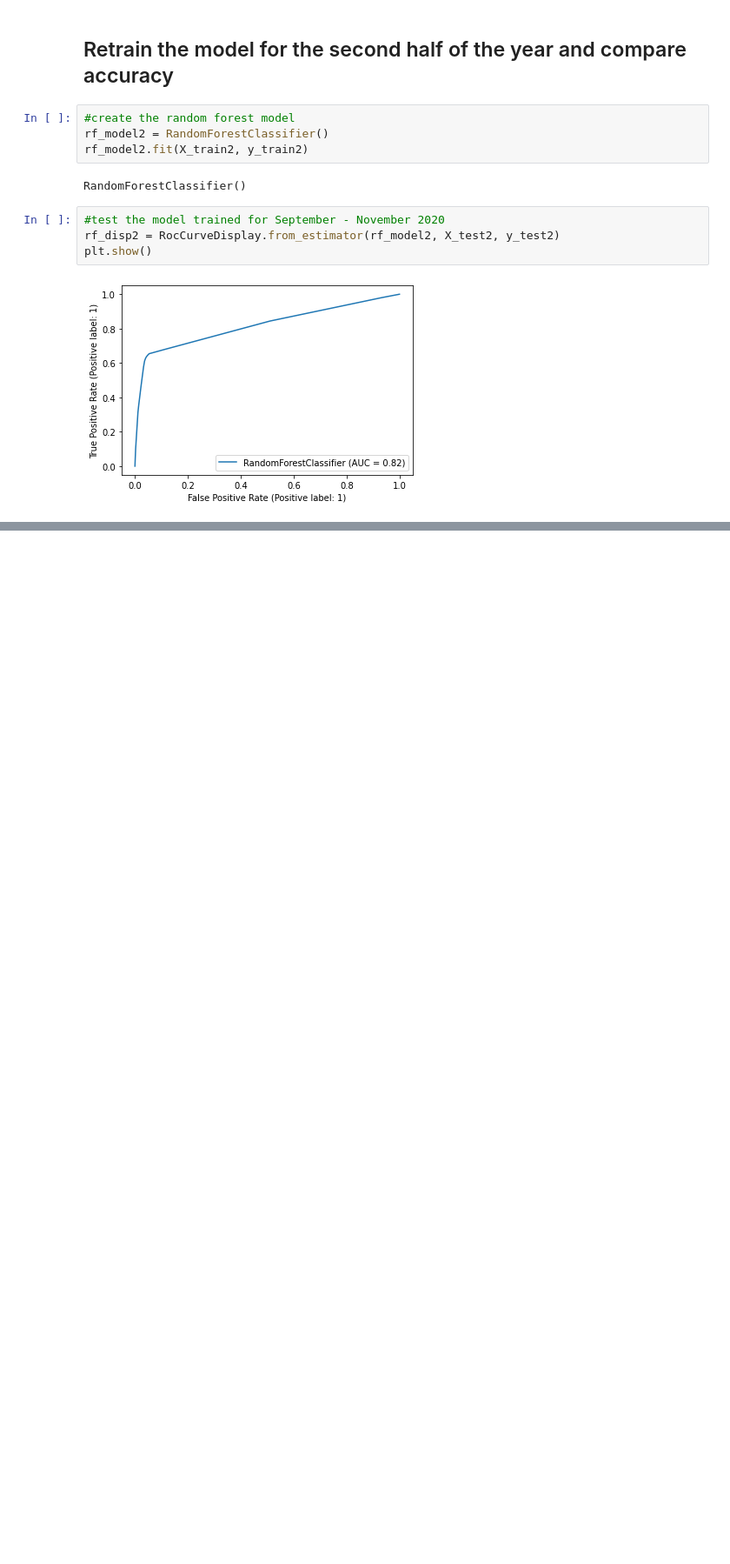
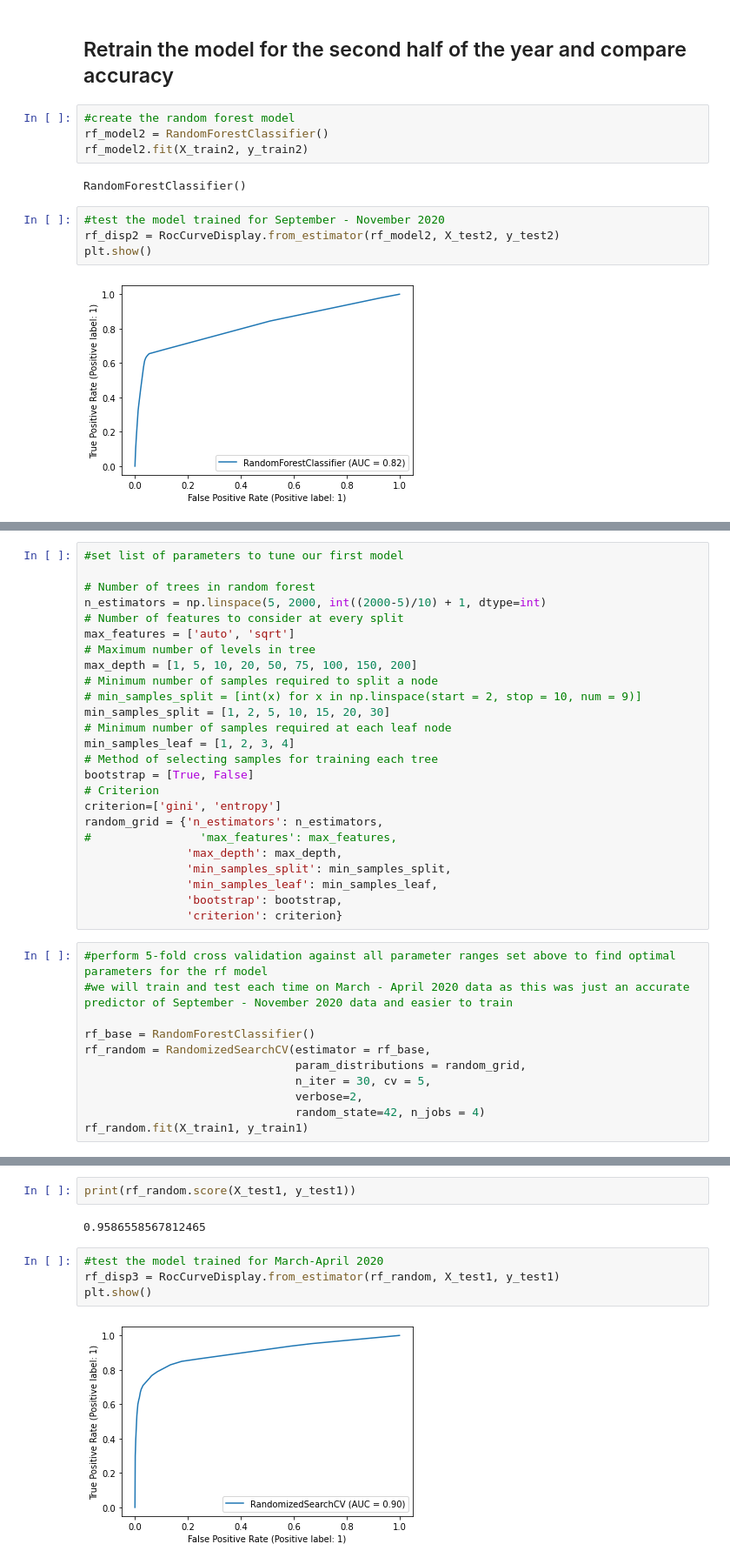
Before and after one commit to faaiz-25/covid_19_hackathon, a Jupyter notebook: random_forest_model_v1.ipynb, the cells around one changed output, grey strips where cells are left out. Shown: that part at 87% size. Cells and saved outputs as stored; diff of their text form; blank space fills up the shorter version.

Commit message:
updating random forest notebook
added tests and train for 2021 dataset

```diff
--- a/random_forest_model_v1.ipynb
+++ b/random_forest_model_v1.ipynb
@@ -171,0 +176,36 @@ pd.DataFrame(rf_model1.feature_importances_, index=X_train1.columns).sort_values
+# %%
+#set list of parameters to tune our first model
+
+# Number of trees in random forest
+n_estimators = np.linspace(5, 2000, int((2000-5)/10) + 1, dtype=int)
+# Number of features to consider at every split
+max_features = ['auto', 'sqrt']
+# Maximum number of levels in tree
+max_depth = [1, 5, 10, 20, 50, 75, 100, 150, 200]
+# Minimum number of samples required to split a node
+# min_samples_split = [int(x) for x in np.linspace(start = 2, stop = 10, num = 9)]
+min_samples_split = [1, 2, 5, 10, 15, 20, 30]
+# Minimum number of samples required at each leaf node
+min_samples_leaf = [1, 2, 3, 4]
+# Method of selecting samples for training each tree
+bootstrap = [True, False]
+# Criterion
+criterion=['gini', 'entropy']
+random_grid = {'n_estimators': n_estimators,
+#                'max_features': max_features,
+               'max_depth': max_depth,
+               'min_samples_split': min_samples_split,
+               'min_samples_leaf': min_samples_leaf,
+               'bootstrap': bootstrap,
+               'criterion': criterion}
+# %%
+#perform 5-fold cross validation against all parameter ranges set above to find optimal parameters for the rf model
+#we will train and test each time on March - April 2020 data as this was just an accurate predictor of September - November 2020 data and easier to train
+
+rf_base = RandomForestClassifier()
+rf_random = RandomizedSearchCV(estimator = rf_base,
+                               param_distributions = random_grid,
+                               n_iter = 30, cv = 5,
+                               verbose=2,
+                               random_state=42, n_jobs = 4)
+rf_random.fit(X_train1, y_train1)
@@ -171,0 +244,10 @@ pd.DataFrame(rf_model1.feature_importances_, index=X_train1.columns).sort_values
+# %%
+print(rf_random.score(X_test1, y_test1))
+# %% [output]
+0.9586558567812465
+# %%
+#test the model trained for March-April 2020
+rf_disp3 = RocCurveDisplay.from_estimator(rf_random, X_test1, y_test1)
+plt.show()
+# %% [output]
+[figure, added]
```
Also changed, not shown: parts of 24 cells of this notebook, 2 other files.
